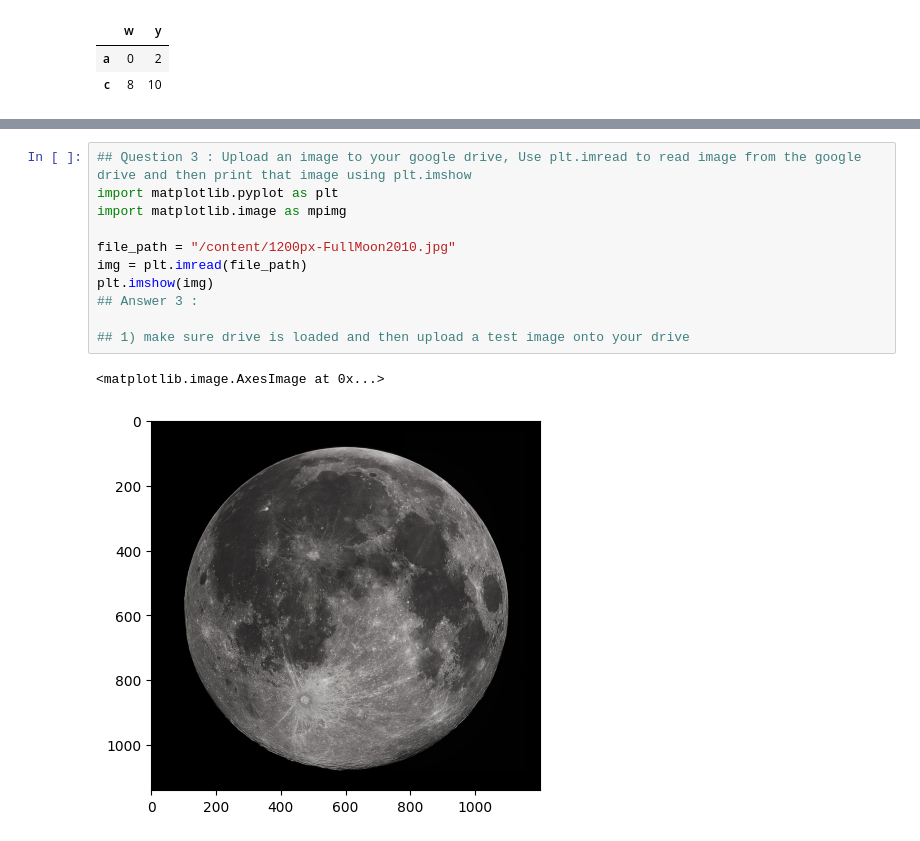
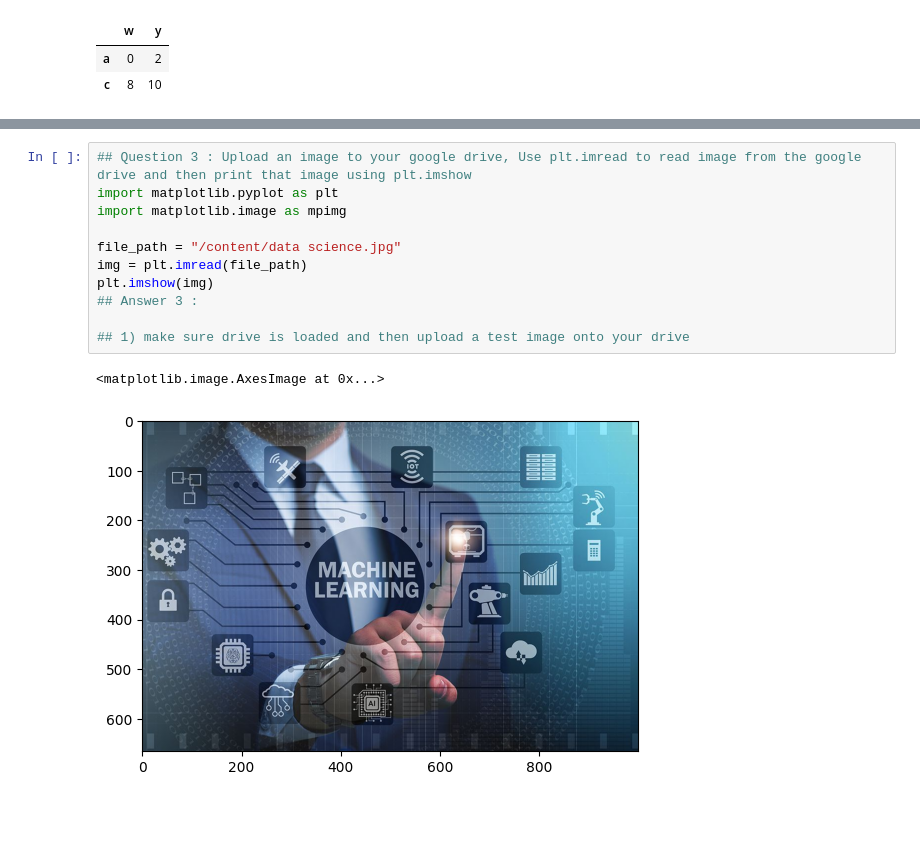
Before and after one commit to Tharun045/FMML_Project_and_Labs, a Jupyter notebook: Copy_of_FMML_2023_Basics_of_Python.ipynb, the cells around one changed output, grey strips where cells are left out. Cells and saved outputs as stored; diff of their text form; blank space fills up the shorter version.

```diff
--- a/Copy_of_FMML_2023_Basics_of_Python.ipynb
+++ b/Copy_of_FMML_2023_Basics_of_Python.ipynb
@@ -567,14 +579,14 @@ plt.show()
 # %%
 ## Question 3 : Upload an image to your google drive, Use plt.imread to read image from the google drive and then print that image using plt.imshow
 import matplotlib.pyplot as plt
 import matplotlib.image as mpimg
 
-file_path = "/content/1200px-FullMoon2010.jpg"
+file_path = "/content/data science.jpg"
 img = plt.imread(file_path)
 plt.imshow(img)
 ## Answer 3 :
 
 ## 1) make sure drive is loaded and then upload a test image onto your drive
 # %% [output]
 <matplotlib.image.AxesImage at 0x...>
-[figure, old version]
+[figure, new version]
```
Also changed, not shown: parts of 9 cells of this notebook.
